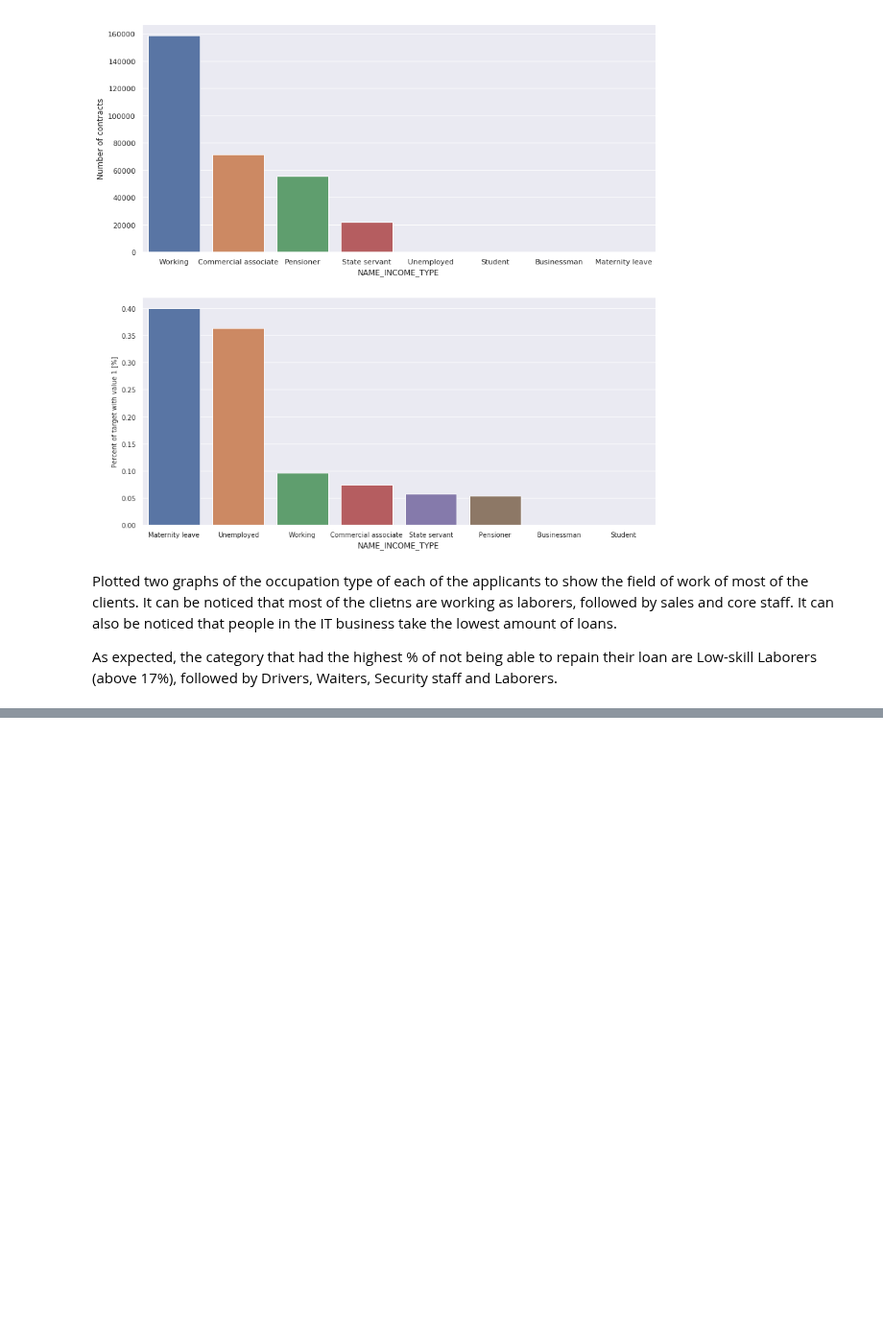
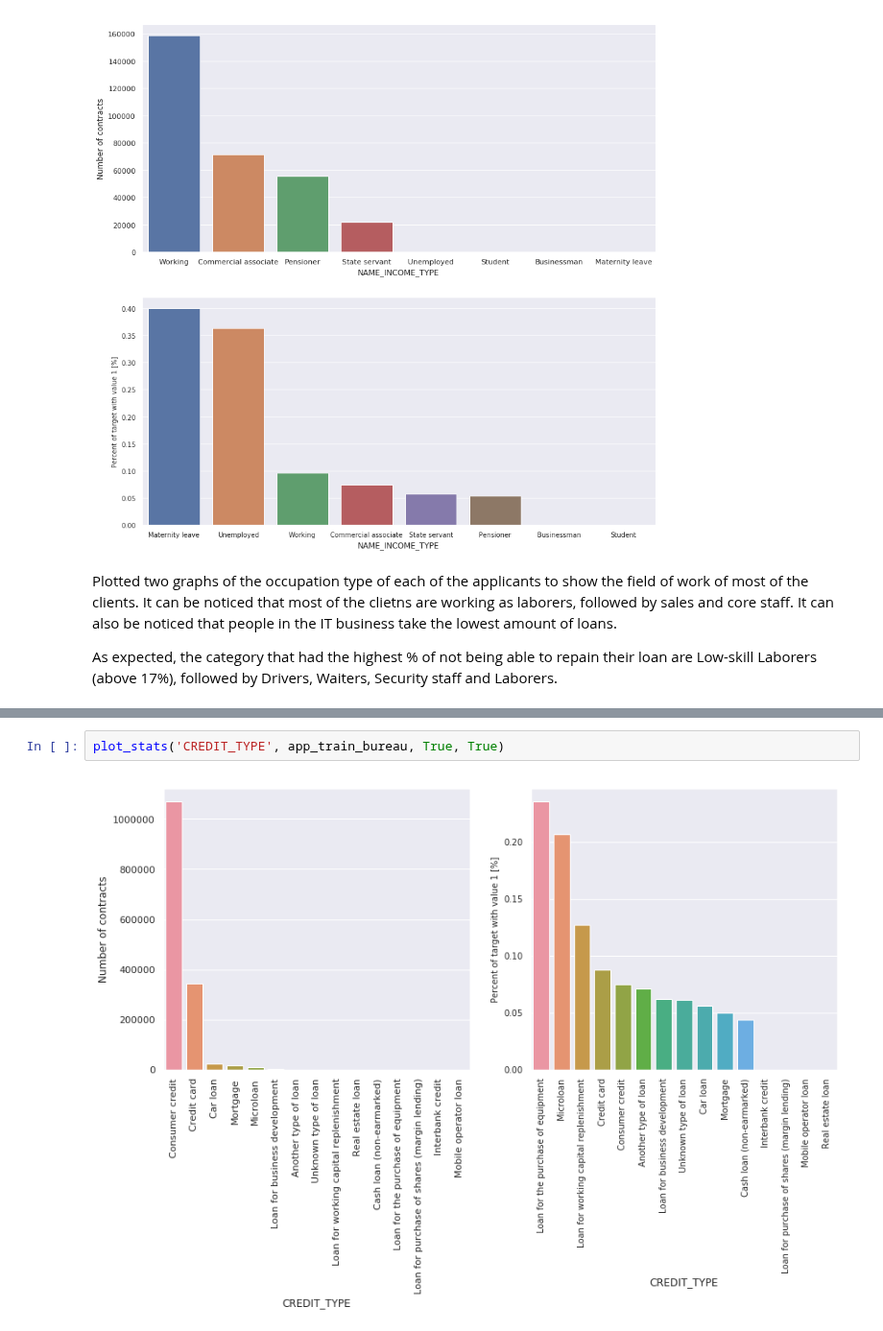
Before and after one commit to tobyfielding1/data-mining, a Jupyter notebook: src/Untitled.ipynb, the cells around one changed output, grey strips where cells are left out. Shown at 96% size. Saved outputs shown, nothing was run; the diff lists cells and outputs as text; blank space fills up the shorter version.

```diff
--- a/src/Untitled.ipynb
+++ b/src/Untitled.ipynb
@@ -200,0 +214,4 @@ plot_distribution('AMT_ANNUITY', 'tomato')
+# %%
+plot_stats('CREDIT_TYPE', app_train_bureau, True, True)
+# %% [output]
+[figure, added]
```
Also changed, not shown: parts of 24 cells of this notebook.
